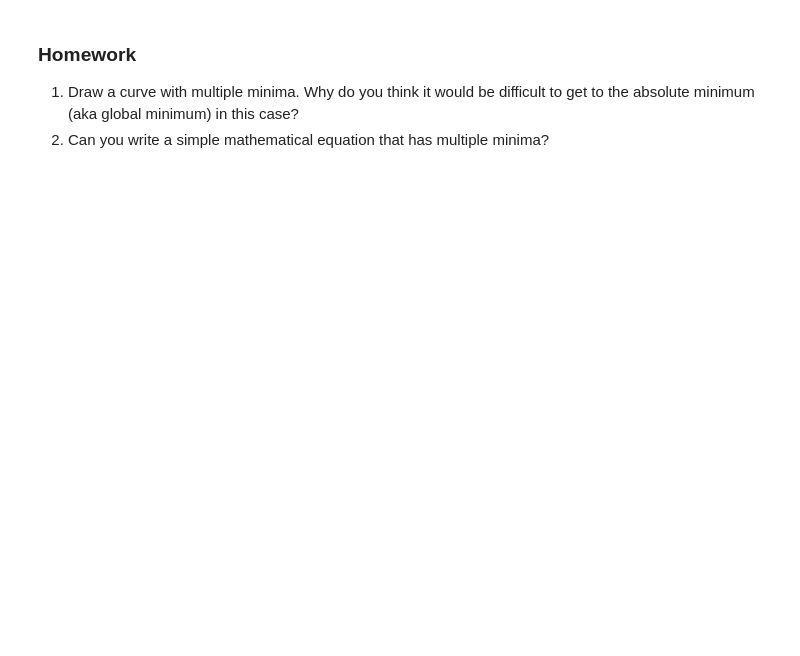
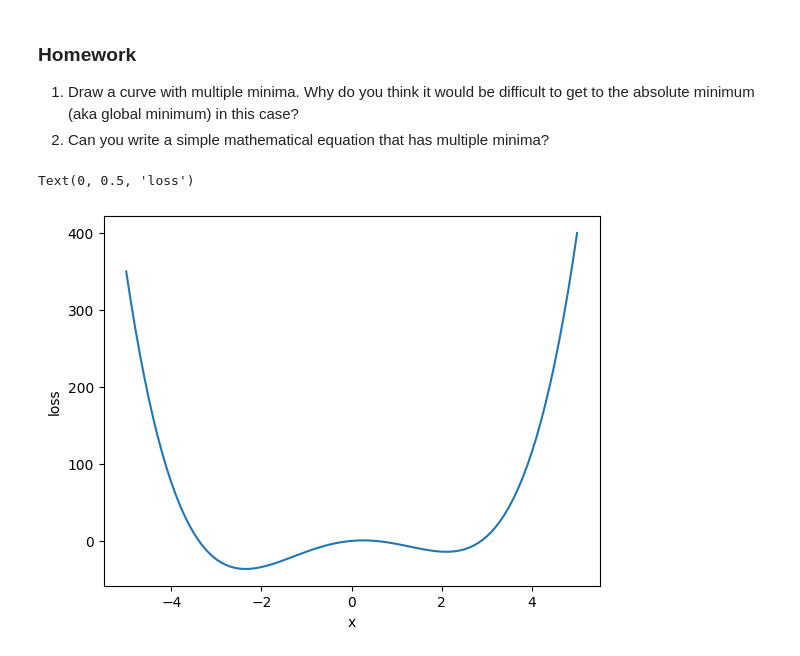
Before and after one commit to michelleabraham-git/Stats_minor, a Jupyter notebook: Copy_of_CSSL_04_Introduction_to_optimization.ipynb, the cells around one changed output. Saved outputs shown, nothing was run; the diff lists cells and outputs as text; code cells hidden in the pictures; blank space fills up the shorter version.

```diff
--- a/Copy_of_CSSL_04_Introduction_to_optimization.ipynb
+++ b/Copy_of_CSSL_04_Introduction_to_optimization.ipynb
@@ -60,3 +121,18 @@ Let us try visualizing the walk
 ### Homework
 1. Draw a curve with multiple minima. Why do you think it would be difficult to get to the absolute minimum (aka global minimum) in this case?
 2. Can you write a simple mathematical equation that has multiple minima?
+# %%
+def non_convex_loss(x):
+  return x**4 - 10*x**2 + 5*x
+# %%
+# Create 2 arrays of x_values and the corresponding y_values and plot the curve
+x_values = np.arange(-5, 5.1, 0.1)
+y_values = non_convex_loss(x_values)
+
+fig, ax = plt.subplots()
+ax.plot(x_values, y_values)
+ax.set_xlabel("x")
+ax.set_ylabel("loss")
+# %% [output]
+Text(0, 0.5, 'loss')
+[figure, added]
```
Also changed, not shown: parts of 8 cells of this notebook.
